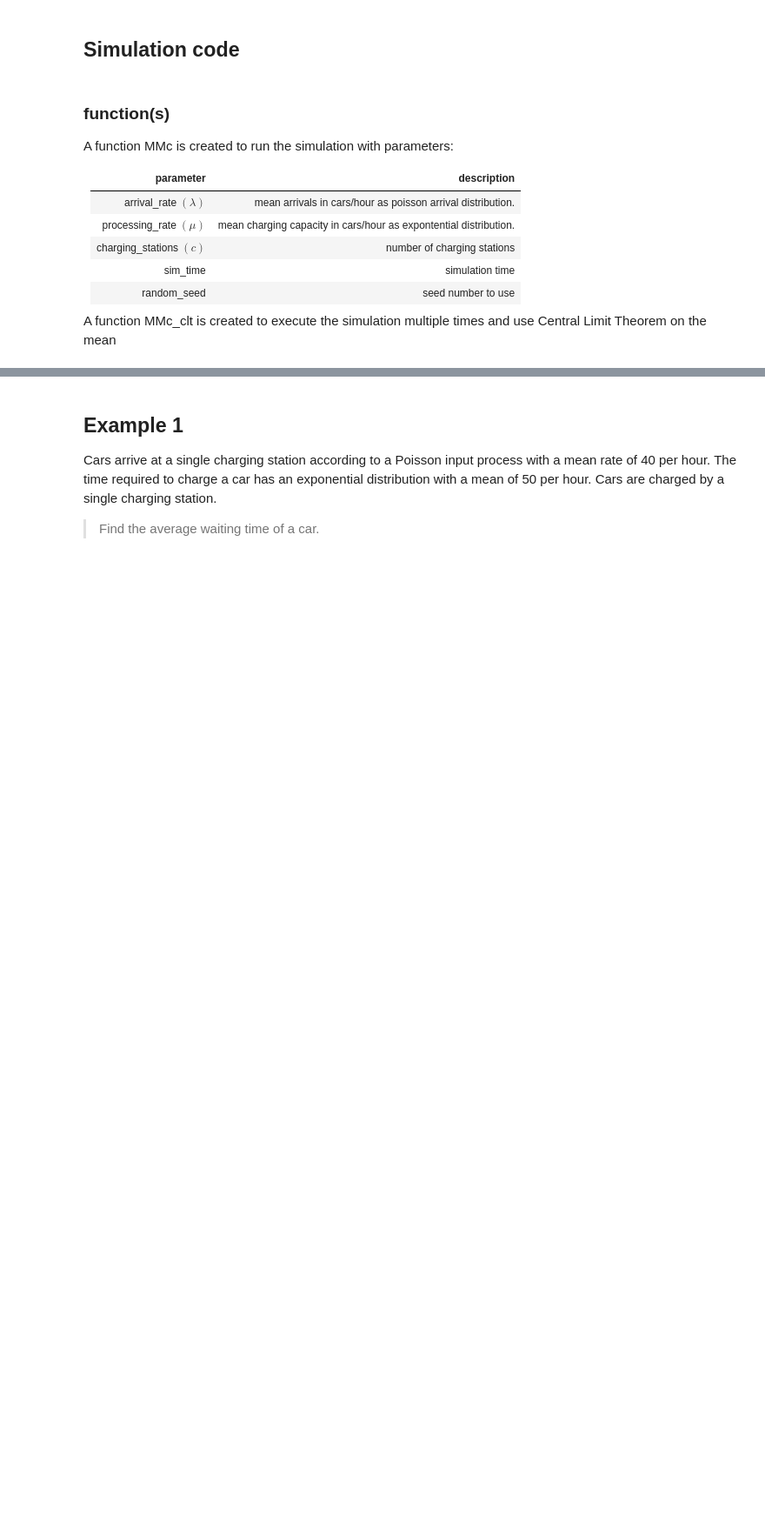
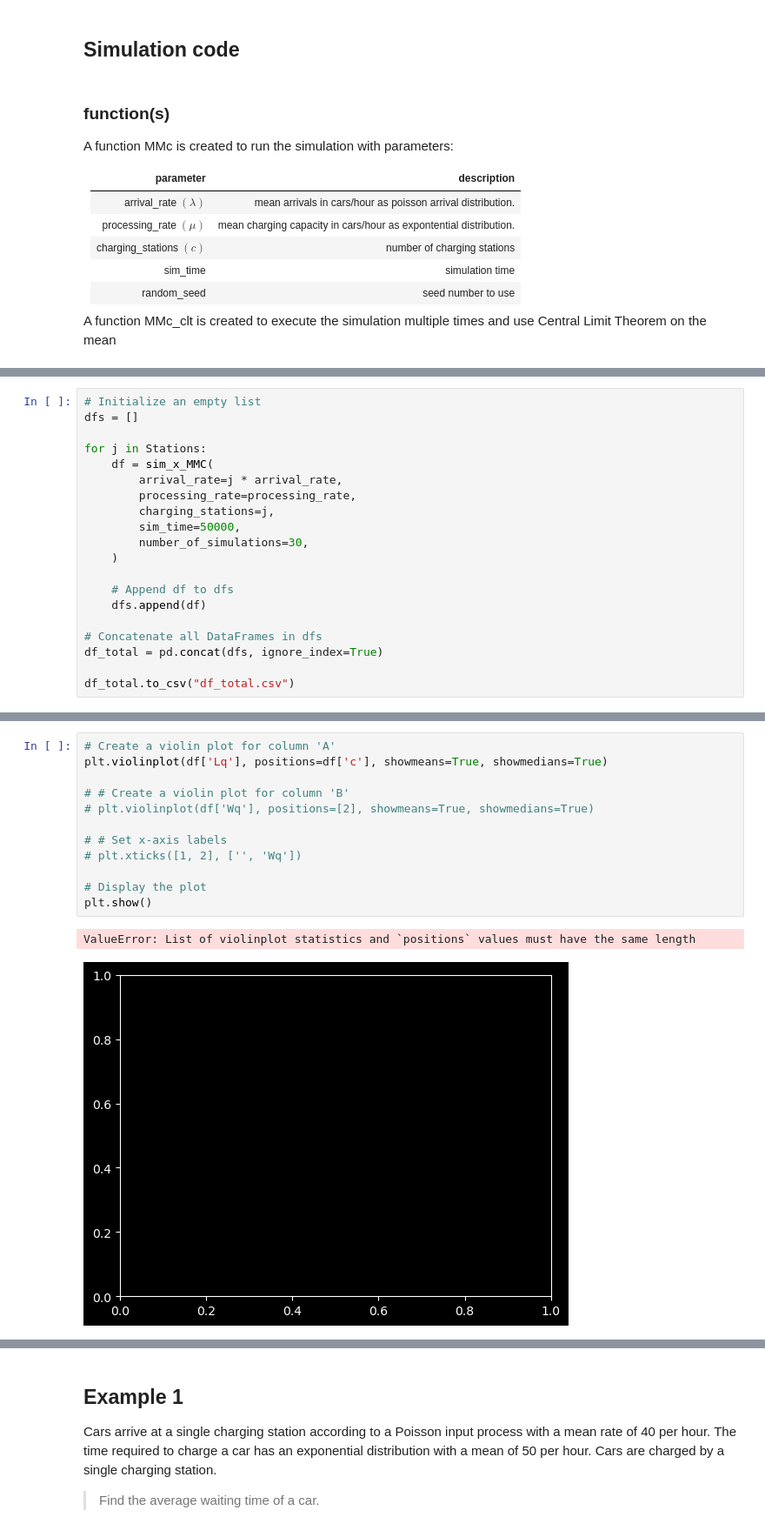
Before and after one commit to Fpadt/salabim_examples, a Jupyter notebook: MMc/jads_MMc_clt1.ipynb, the cells around one changed output, grey strips where cells are left out. Shown at 87% size. Cells and saved outputs as stored; diff of their text form; blank space fills up the shorter version.

```diff
--- a/MMc/jads_MMc_clt1.ipynb
+++ b/MMc/jads_MMc_clt1.ipynb
@@ -268,0 +383,20 @@ def MMc_clt(
+# %%
+# Initialize an empty list
+dfs = []
+
+for j in Stations:
+    df = sim_x_MMC(
+        arrival_rate=j * arrival_rate,
+        processing_rate=processing_rate,
+        charging_stations=j,
+        sim_time=50000,
+        number_of_simulations=30,
+    )
+
+    # Append df to dfs
+    dfs.append(df)
+
+# Concatenate all DataFrames in dfs
+df_total = pd.concat(dfs, ignore_index=True)
+
+df_total.to_csv("df_total.csv")
@@ -268,0 +426,15 @@ def MMc_clt(
+# %%
+# Create a violin plot for column 'A'
+plt.violinplot(df['Lq'], positions=df['c'], showmeans=True, showmedians=True)
+
+# # Create a violin plot for column 'B'
+# plt.violinplot(df['Wq'], positions=[2], showmeans=True, showmedians=True)
+
+# # Set x-axis labels
+# plt.xticks([1, 2], ['', 'Wq'])
+
+# Display the plot
+plt.show()
+# %% [output]
+ValueError: List of violinplot statistics and `positions` values must have the same length
+[figure, added]
```
Also changed, not shown: parts of 18 cells of this notebook, 1 other file.
